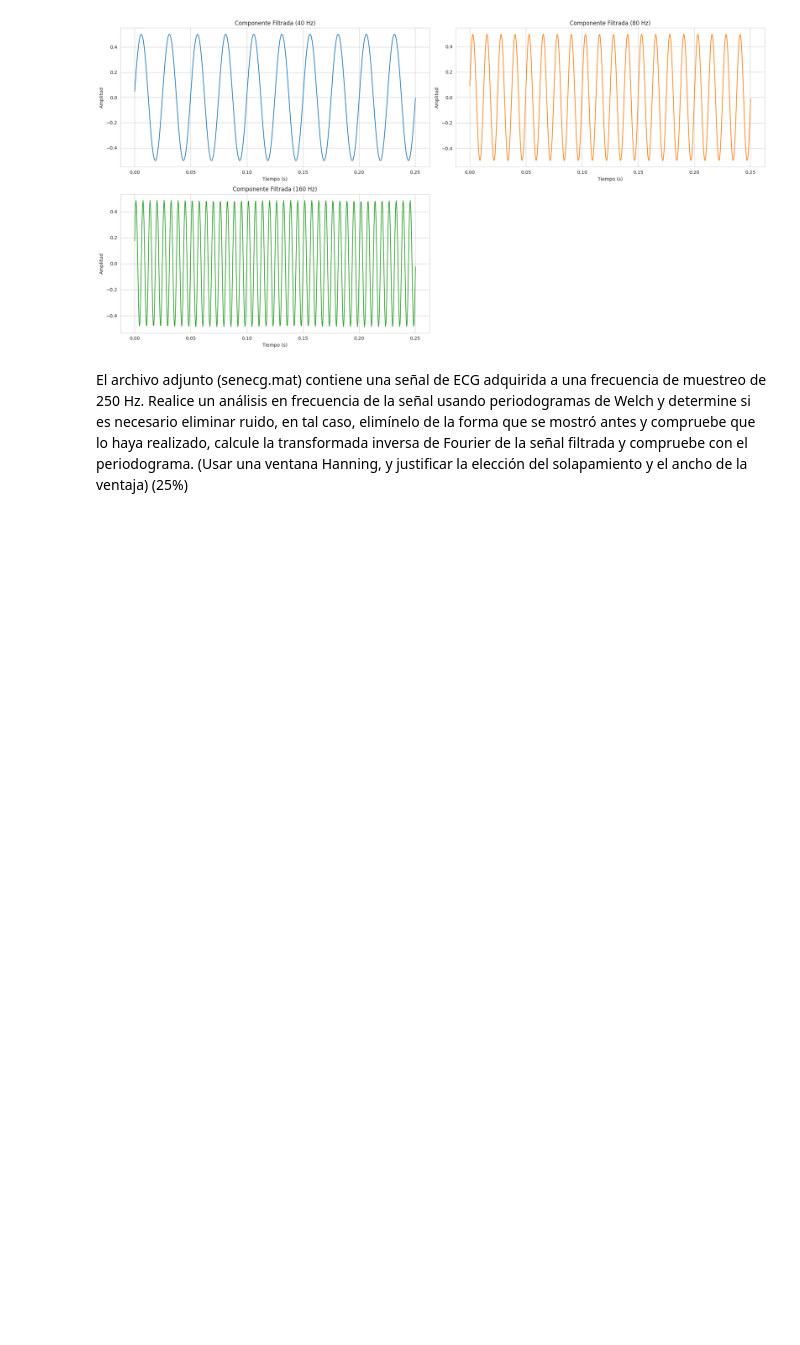
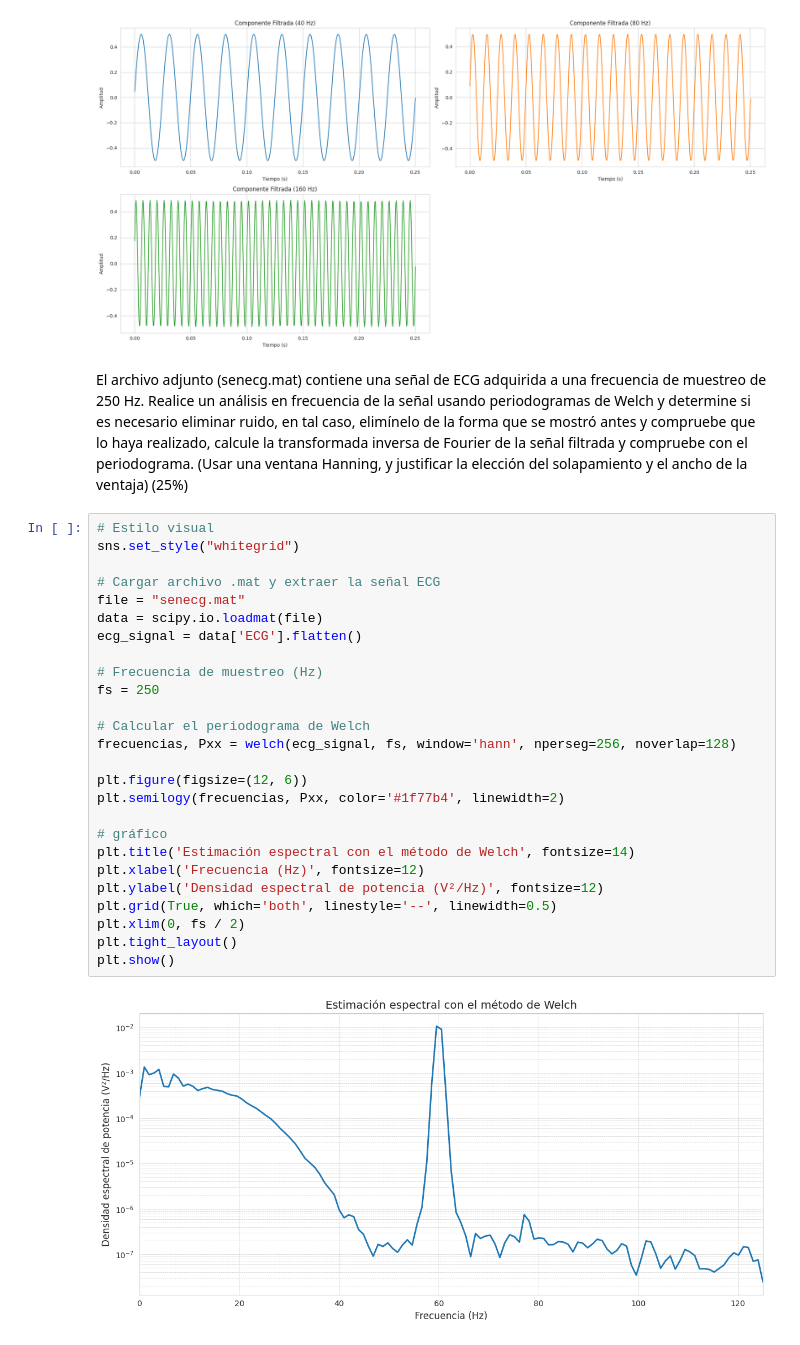
Before and after one commit to Yuliana2001/laboratorio-5, a Jupyter notebook: Untitled10.ipynb, the cells around one changed output. Saved outputs shown, nothing was run; the diff lists cells and outputs as text; blank space fills up the shorter version.

```diff
--- a/Untitled10.ipynb
+++ b/Untitled10.ipynb
@@ -193,3 +206,31 @@ plt.show()
 [figure]
 # %% [markdown]
 El archivo adjunto (senecg.mat) contiene una señal de ECG adquirida a una frecuencia de muestreo de 250 Hz. Realice un análisis en frecuencia de la señal usando periodogramas de Welch y determine si es necesario eliminar ruido, en tal caso, elimínelo de la forma que se mostró antes y compruebe que lo haya realizado, calcule la transformada inversa de Fourier de la señal filtrada y compruebe con el periodograma. (Usar una ventana Hanning, y justificar la elección del solapamiento y el ancho de la ventaja) (25%)
+# %%
+# Estilo visual
+sns.set_style("whitegrid")
+
+# Cargar archivo .mat y extraer la señal ECG
+file = "senecg.mat"
+data = scipy.io.loadmat(file)
+ecg_signal = data['ECG'].flatten()
+
+# Frecuencia de muestreo (Hz)
+fs = 250
+
+# Calcular el periodograma de Welch
+frecuencias, Pxx = welch(ecg_signal, fs, window='hann', nperseg=256, noverlap=128)
+
+plt.figure(figsize=(12, 6))
+plt.semilogy(frecuencias, Pxx, color='#1f77b4', linewidth=2)
+
+# gráfico
+plt.title('Estimación espectral con el método de Welch', fontsize=14)
+plt.xlabel('Frecuencia (Hz)', fontsize=12)
+plt.ylabel('Densidad espectral de potencia (V²/Hz)', fontsize=12)
+plt.grid(True, which='both', linestyle='--', linewidth=0.5)
+plt.xlim(0, fs / 2)
+plt.tight_layout()
+plt.show()
+# %% [output]
+[figure, added]
```
Also changed, not shown: parts of 5 cells of this notebook.
